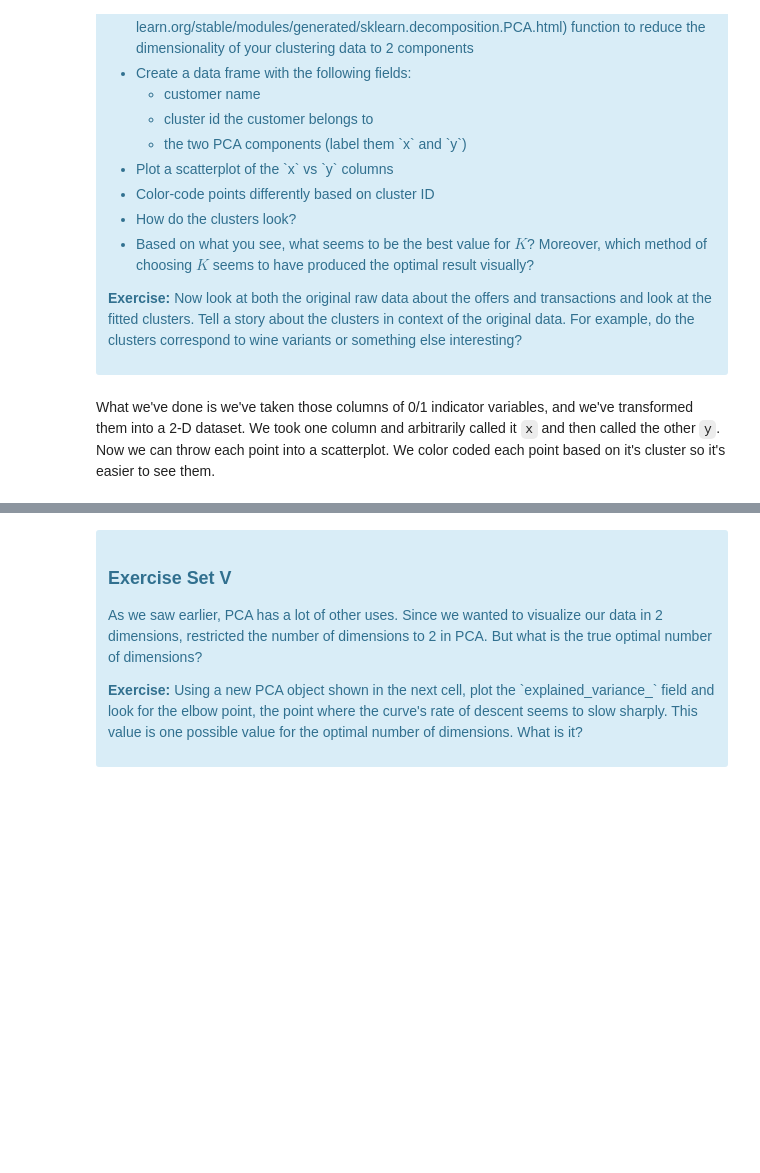
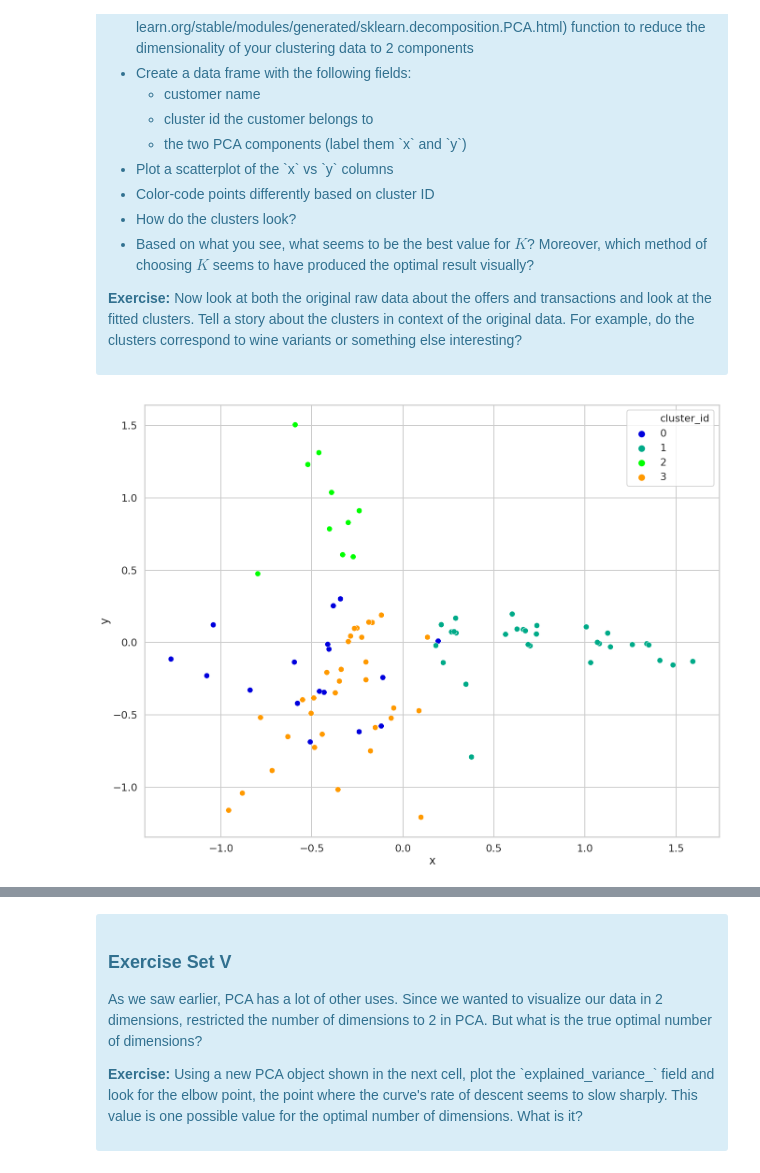
Before and after one commit to Nhorning/clustering, a Jupyter notebook: Mini_Project_Clustering.ipynb, the cells around one changed output, grey strips where cells are left out. Drawn from its saved outputs; the diff is of its cells as text; code cells hidden in the pictures; blank space fills up the shorter version.

```diff
--- a/Mini_Project_Clustering.ipynb
+++ b/Mini_Project_Clustering.ipynb
@@ -343,2 +355,39 @@ This is only one use of PCA for dimension reduction. We can also use PCA when we
-# %% [markdown]
-What we've done is we've taken those columns of 0/1 indicator variables, and we've transformed them into a 2-D dataset. We took one column and arbitrarily called it `x` and then called the other `y`. Now we can throw each point into a scatterplot. We color coded each point based on it's cluster so it's easier to see them.
+# %%
+#your turn
+#import module
+from sklearn.decomposition import PCA
+
+
+#instantiate PCA model with 2 components
+pca = PCA(n_components=2)
+
+#fit model to x_cols
+pca.fit(x_cols)
+
+#transform data based on model
+pca_features = pca.transform(x_cols)
+
+#set number of clusters for easy adjusment
+n_clusters=4
+
+
+#divide dataset into 9 clusters according to best K from silhouette
+clusterer = KMeans(n_clusters=n_clusters, random_state=38)
+cluster_labels = clusterer.fit_predict(x_cols)
+
+#create dataframe
+reduced_df = pd.DataFrame(
+    {'customer name':df_pivot.index,
+     'cluster_id':cluster_labels,
+     'x':pca_features[:,0],
+     'y':pca_features[:,1]})
+
+
+#plot data
+f, ax = plt.subplots(1,1, figsize=(22,17))
+color = sns.color_palette('nipy_spectral', n_colors=n_clusters)
+sns.scatterplot('x', 'y', data=reduced_df, hue='cluster_id', palette=color)
+plt.legend()
+plt.show()
+# %% [output]
+[figure, added]
```
Also changed, not shown: parts of 9 cells of this notebook.
